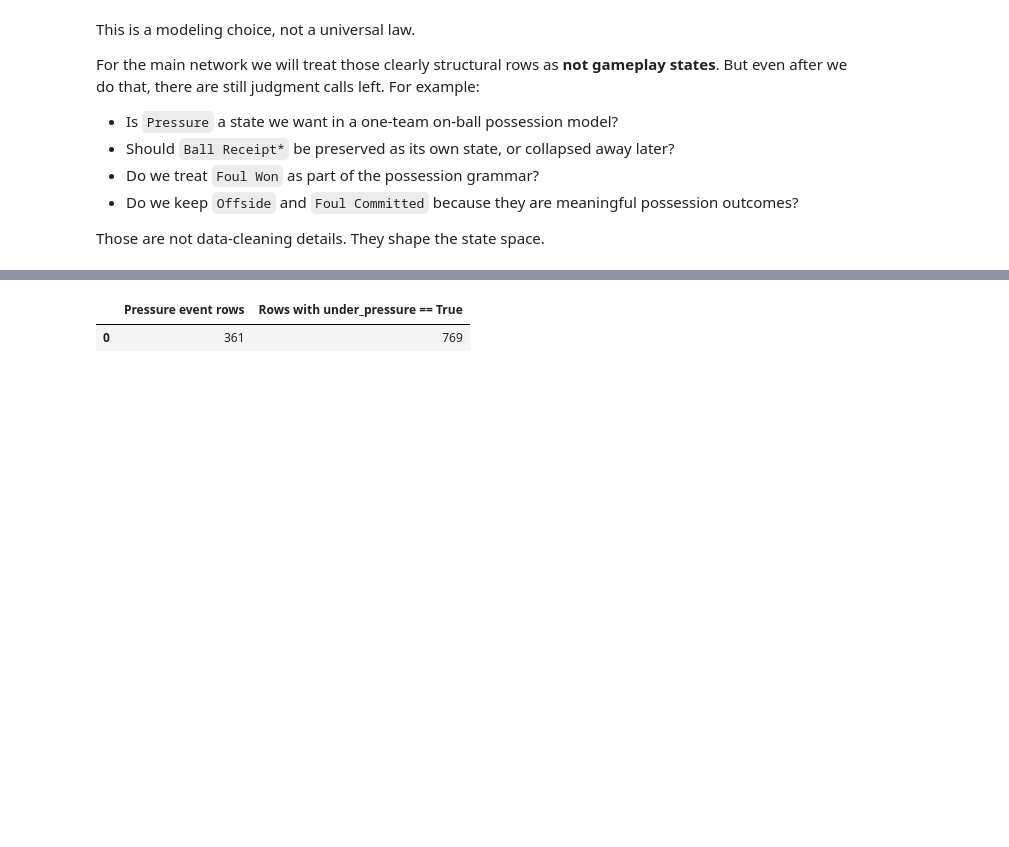
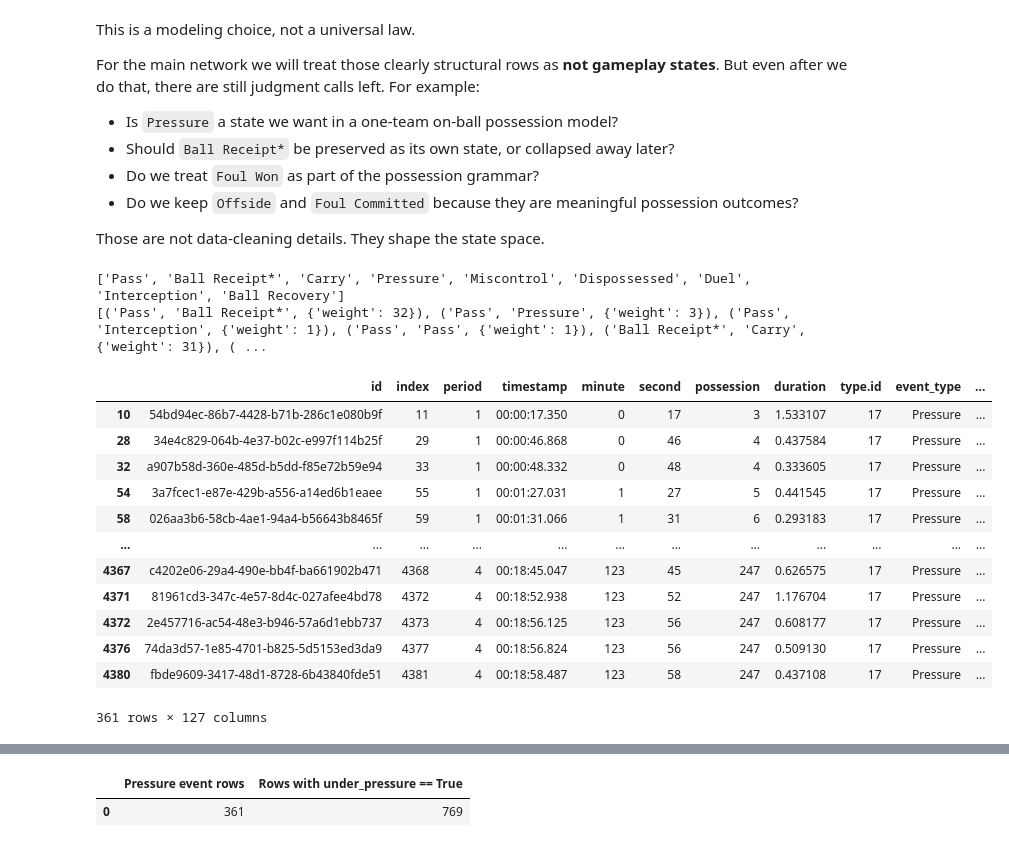
Before and after one commit to jkbren/cnet5442_sp26, a Jupyter notebook: notebooks/class_16/class_16_event_transition_networks_soccer.ipynb, the cells around one changed output, grey strips where cells are left out. Drawn from its saved outputs; the diff is of its cells as text; code cells hidden in the pictures; blank space fills up the shorter version.

```diff
--- a/notebooks/class_16/class_16_event_transition_networks_soccer.ipynb
+++ b/notebooks/class_16/class_16_event_transition_networks_soccer.ipynb
@@ -505,0 +512,41 @@ Those are not data-cleaning details. They shape the state space.
+# %%
+import networkx as nx
+import pandas as pd
+
+# event sequence for one possession
+seq = (
+    events_df.loc[events_df['possession'] == max_event, 'event_type']
+    .dropna()
+    .tolist()
+)
+
+# build directed weighted transition graph
+G = nx.DiGraph()
+
+for u, v in zip(seq[:-1], seq[1:]):
+    if G.has_edge(u, v):
+        G[u][v]["weight"] += 1
+    else:
+        G.add_edge(u, v, weight=1)
+
+print(G.nodes())
+print(G.edges(data=True))
+# %% [output]
+['Pass', 'Ball Receipt*', 'Carry', 'Pressure', 'Miscontrol', 'Dispossessed', 'Duel', 'Interception', 'Ball Recovery']
+[('Pass', 'Ball Receipt*', {'weight': 32}), ('Pass', 'Pressure', {'weight': 3}), ('Pass', 'Interception', {'weight': 1}), ('Pass', 'Pass', {'weight': 1}), ('Ball Receipt*', 'Carry', {'weight': 31}), ( ...
+# %%
+events_df.loc[(events_df['event_type']=='Pressure')]
+# %% [output]
+|  | id | index | period | timestamp | minute | second | possession | duration | type.id | event_type | ... |
+| 10 | 54bd94ec-86b7-4428-b71b-286c1e080b9f | 11 | 1 | 00:00:17.350 | 0 | 17 | 3 | 1.533107 | 17 | Pressure | ... |
+| 28 | 34e4c829-064b-4e37-b02c-e997f114b25f | 29 | 1 | 00:00:46.868 | 0 | 46 | 4 | 0.437584 | 17 | Pressure | ... |
+| 32 | a907b58d-360e-485d-b5dd-f85e72b59e94 | 33 | 1 | 00:00:48.332 | 0 | 48 | 4 | 0.333605 | 17 | Pressure | ... |
+| 54 | 3a7fcec1-e87e-429b-a556-a14ed6b1eaee | 55 | 1 | 00:01:27.031 | 1 | 27 | 5 | 0.441545 | 17 | Pressure | ... |
+| 58 | 026aa3b6-58cb-4ae1-94a4-b56643b8465f | 59 | 1 | 00:01:31.066 | 1 | 31 | 6 | 0.293183 | 17 | Pressure | ... |
+| ... | ... | ... | ... | ... | ... | ... | ... | ... | ... | ... | ... |
+| 4367 | c4202e06-29a4-490e-bb4f-ba661902b471 | 4368 | 4 | 00:18:45.047 | 123 | 45 | 247 | 0.626575 | 17 | Pressure | ... |
+| 4371 | 81961cd3-347c-4e57-8d4c-027afee4bd78 | 4372 | 4 | 00:18:52.938 | 123 | 52 | 247 | 1.176704 | 17 | Pressure | ... |
+| 4372 | 2e457716-ac54-48e3-b946-57a6d1ebb737 | 4373 | 4 | 00:18:56.125 | 123 | 56 | 247 | 0.608177 | 17 | Pressure | ... |
+| 4376 | 74da3d57-1e85-4701-b825-5d5153ed3da9 | 4377 | 4 | 00:18:56.824 | 123 | 56 | 247 | 0.509130 | 17 | Pressure | ... |
+| 4380 | fbde9609-3417-48d1-8728-6b43840fde51 | 4381 | 4 | 00:18:58.487 | 123 | 58 | 247 | 0.437108 | 17 | Pressure | ... |
+361 rows × 127 columns
```
Also changed, not shown: parts of 7 cells of this notebook.
